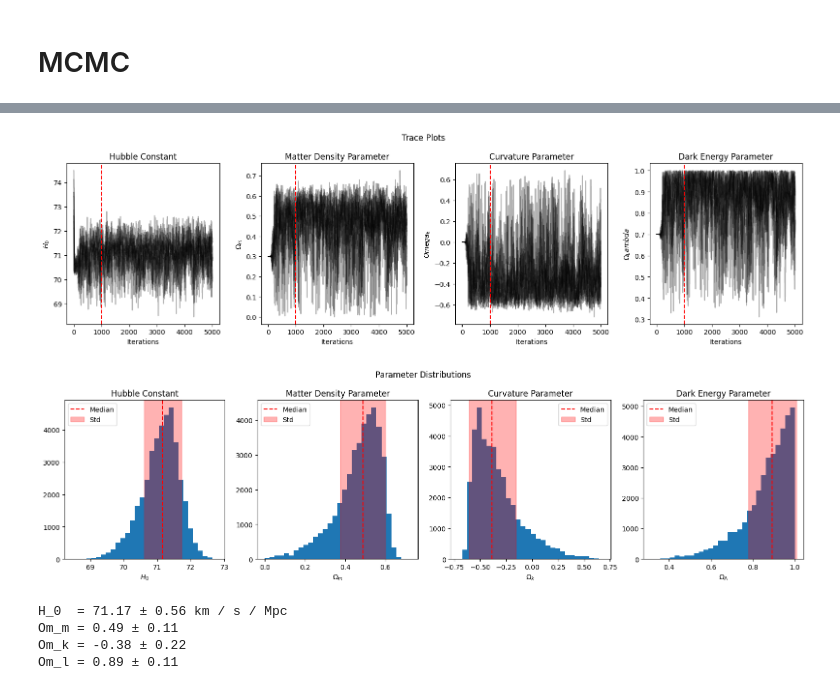
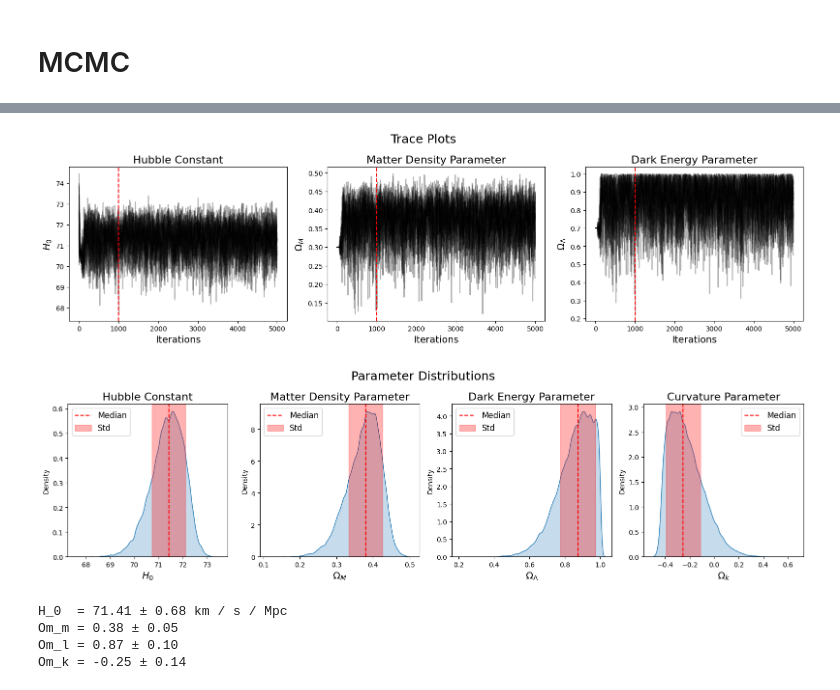
Before and after one commit to MagicalBean/DES_MCMC, a Jupyter notebook: workthrough.ipynb, the cells around one changed output, grey strips where cells are left out. Drawn from its saved outputs; the diff is of its cells as text; code cells hidden in the pictures.

Commit message:
Use astropy for calc_dist + remove redundant parameter

```diff
--- a/workthrough.ipynb
+++ b/workthrough.ipynb
@@ -194,7 +191,7 @@ def ln_pdf(params, grid_params, data_df):
 # %%
-n_dim, n_walkers = 4, 10
+n_dim, n_walkers = 3, 16
 n_iterations = 5000
-p0 = np.random.multivariate_normal(mean=[73, 0.3, 0, 0.7], cov=np.diag([1, 1e-12, 1e-12, 1e-12]), size=n_walkers)
+p0 = np.random.multivariate_normal(mean=[73, 0.3, 0.7], cov=np.diag([1, 1e-12, 1e-12]), size=n_walkers)
 
 print([ln_prior(x) for x in p0])
 # %% [output]
@@ -202,8 +199,7 @@ print([ln_prior(x) for x in p0])
 # %%
 with Pool() as pool:
     start = time.time()
-    grid_params = precompute_grid(high_z['zHD'])
-    sampler = emcee.EnsembleSampler(n_walkers, n_dim, ln_pdf, args=[grid_params, high_z], pool=pool)
+    sampler = emcee.EnsembleSampler(n_walkers, n_dim, ln_pdf, pool=pool)
     sampler.run_mcmc(p0, n_iterations, progress=True)
     dur = time.time() - start
     print(f'MCMC took {dur:.3f} seconds')
@@ -212,18 +208,18 @@ MCMC took 138.263 seconds
 # %%
-fig, axs = plt.subplots(1, 4, figsize=(16, 4.6))
+fig, axs = plt.subplots(1, 3, figsize=(16, 4.6))
 
-titles = ['Hubble Constant', 'Matter Density Parameter', 'Curvature Parameter', 'Dark Energy Parameter']
-y_labels = [r'$H_0$', r'$\Omega_m$', r'$Omega_k$', r'$\Omega_Lambda$']
-for i in range(0, 4):
+titles = ['Hubble Constant', 'Matter Density Parameter', 'Dark Energy Parameter']
+y_labels = [r'$H_0$', r'$\Omega_M$', r'$\Omega_\Lambda$']
+for i in range(0, 3):
     axs[i].plot(sampler.get_chain()[:,:,i], 'k', alpha=0.3)
-    axs[i].set_xlabel('Iterations')
-    axs[i].set_title(titles[i])
-    axs[i].set_ylabel(y_labels[i])
+    axs[i].set_xlabel('Iterations', size=14)
+    axs[i].set_title(titles[i], size=16)
+    axs[i].set_ylabel(y_labels[i], size=14)
     axs[i].axvline(x=1000, color='red', linestyle='dashed')
 
-fig.suptitle('Trace Plots')
+fig.suptitle('Trace Plots', size=18)
 plt.tight_layout()
 plt.show()
 # %% [output]
-[figure, old version]
+[figure, new version]
 # %%
@@ -231,30 +229,30 @@ burned = sampler.get_chain(discard=1000, flat=True)
 # %%
 fig, axs = plt.subplots(1, 4, figsize=(16, 4.6))
 
-titles = ['Hubble Constant', 'Matter Density Parameter', 'Curvature Parameter', 'Dark Energy Parameter']
-x_labels = [r'$H_0$', r'$\Omega_m$', r'$\Omega_k$', r'$\Omega_\Lambda$']
+titles = ['Hubble Constant', 'Matter Density Parameter', 'Dark Energy Parameter', 'Curvature Parameter']
+x_labels = [r'$H_0$', r'$\Omega_M$', r'$\Omega_\Lambda$', r'$\Omega_k$']
 for i in range(0, 4):
-    axs[i].hist(burned[:,i], bins=30)
-    axs[i].set_xlabel(x_labels[i])
-    axs[i].set_title(titles[i])
-    median = np.median(burned[:,i])
-    std = np.std(burned[:,i])
+    sns.kdeplot(burned.iloc[:,i], fill=True, ax=axs[i], bw_adjust=0.7)
+    axs[i].set_xlabel(x_labels[i], size=14)
+    axs[i].set_title(titles[i], size=16)
+    median = np.median(burned.iloc[:,i])
+    std = np.std(burned.iloc[:,i])
     axs[i].axvline(median, color='red', linestyle='dashed', label='Median')
     axs[i].axvspan(median-std, median+std, color='red', alpha=0.3, label='Std')
-    axs[i].legend()
+    axs[i].legend(fontsize=12)
 
-fig.suptitle('Parameter Distributions')
+fig.suptitle('Parameter Distributions', size=18)
 plt.tight_layout()
 plt.show()
 # %% [output]
-[figure, old version]
+[figure, new version]
 # %%
-print(f'H_0  = {np.median(burned[:,0]):.2f} ± {np.std(burned[:,0]):.2f} km / s / Mpc')
-print(f'Om_m = {np.median(burned[:,1]):.2f} ± {np.std(burned[:,1]):.2f}')
-print(f'Om_k = {np.median(burned[:,2]):.2f} ± {np.std(burned[:,2]):.2f}')
-print(f'Om_l = {np.median(burned[:,3]):.2f} ± {np.std(burned[:,3]):.2f}')
+print(f'H_0  = {np.median(burned.iloc[:,0]):.2f} ± {np.std(burned.iloc[:,0]):.2f} km / s / Mpc')
+print(f'Om_m = {np.median(burned.iloc[:,1]):.2f} ± {np.std(burned.iloc[:,1]):.2f}')
+print(f'Om_l = {np.median(burned.iloc[:,2]):.2f} ± {np.std(burned.iloc[:,2]):.2f}')
+print(f'Om_k = {np.median(burned.iloc[:,3]):.2f} ± {np.std(burned.iloc[:,3]):.2f}')
 # %% [output]
-H_0  = 71.17 ± 0.56 km / s / Mpc
-Om_m = 0.49 ± 0.11
-Om_k = -0.38 ± 0.22
-Om_l = 0.89 ± 0.11
+H_0  = 71.41 ± 0.68 km / s / Mpc
+Om_m = 0.38 ± 0.05
+Om_l = 0.87 ± 0.10
+Om_k = -0.25 ± 0.14
```
Also changed, not shown: parts of 7 cells of this notebook.
